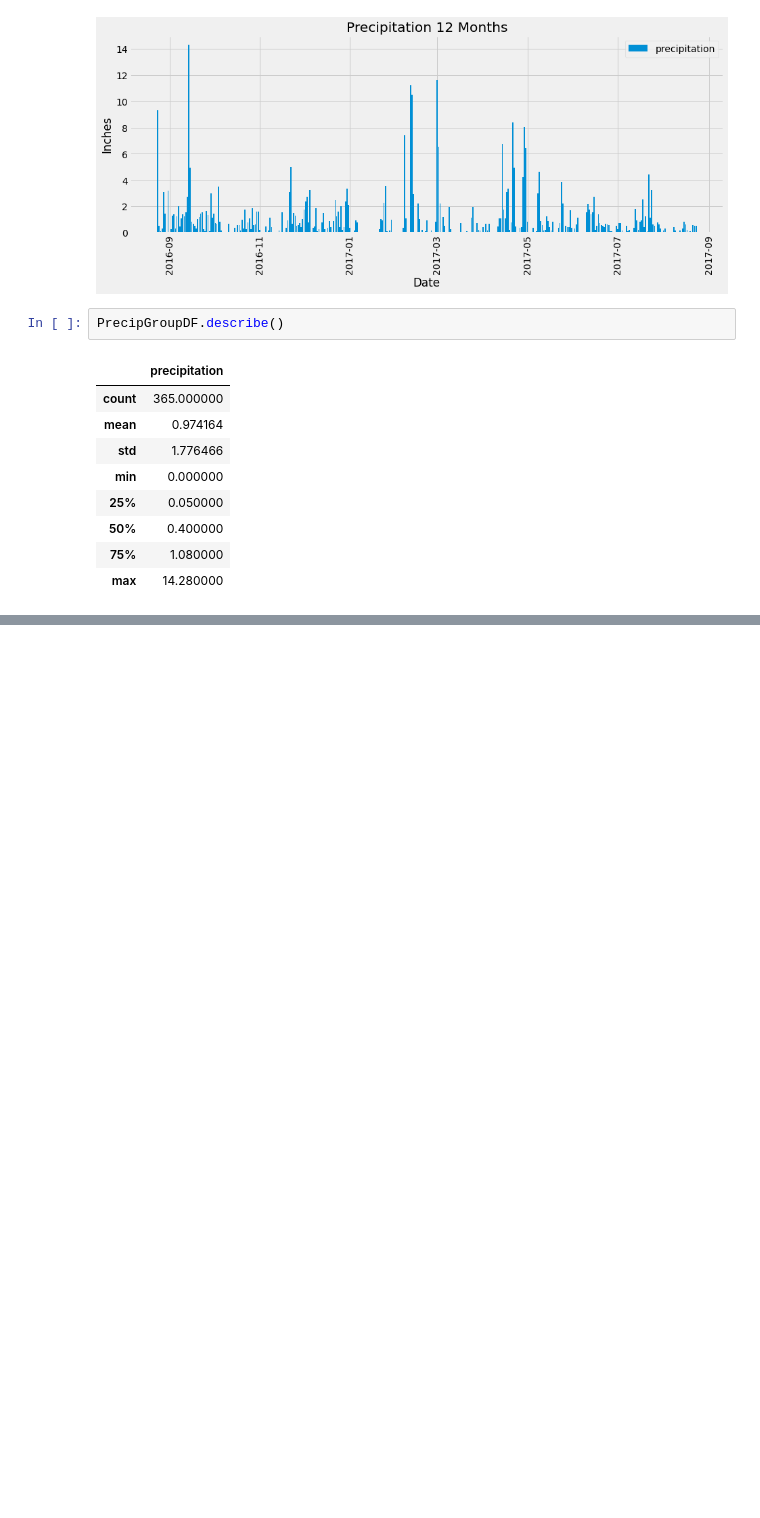
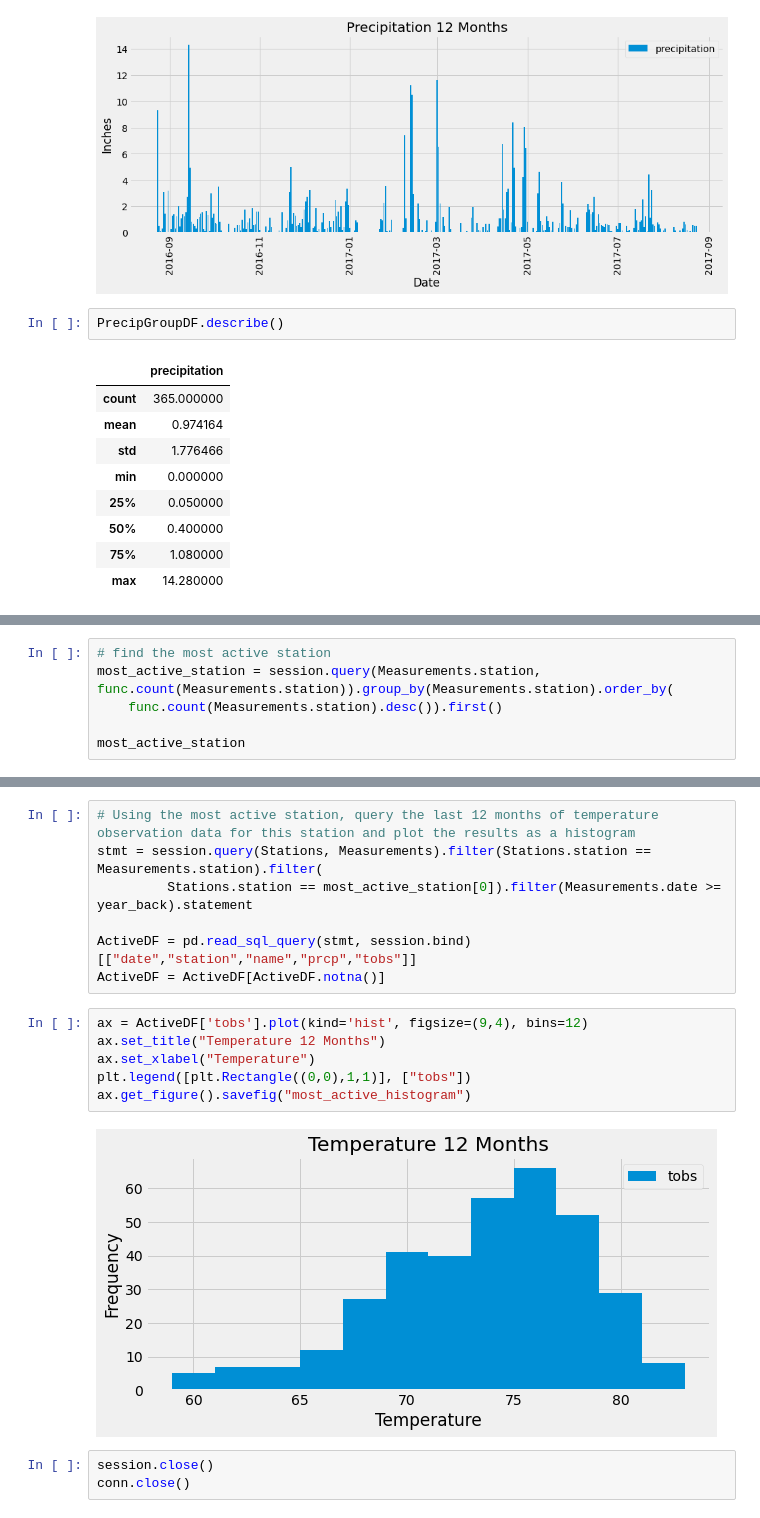
Before and after one commit to sajeanpage/module_10_sqlalchemy_challenge, a Jupyter notebook: SurfsUp/climate.ipynb, the cells around one changed output, grey strips where cells are left out. Drawn from its saved outputs; the diff is of its cells as text; blank space fills up the shorter version.

```diff
--- a/SurfsUp/climate.ipynb
+++ b/SurfsUp/climate.ipynb
@@ -76,0 +99,6 @@ PrecipGroupDF.describe()
+# %%
+# find the most active station
+most_active_station = session.query(Measurements.station, func.count(Measurements.station)).group_by(Measurements.station).order_by(
+    func.count(Measurements.station).desc()).first()
+
+most_active_station
@@ -76,0 +124,18 @@ PrecipGroupDF.describe()
+# %%
+# Using the most active station, query the last 12 months of temperature observation data for this station and plot the results as a histogram
+stmt = session.query(Stations, Measurements).filter(Stations.station == Measurements.station).filter(
+         Stations.station == most_active_station[0]).filter(Measurements.date >= year_back).statement
+
+ActiveDF = pd.read_sql_query(stmt, session.bind)[["date","station","name","prcp","tobs"]]
+ActiveDF = ActiveDF[ActiveDF.notna()]
+# %%
+ax = ActiveDF['tobs'].plot(kind='hist', figsize=(9,4), bins=12)
+ax.set_title("Temperature 12 Months")
+ax.set_xlabel("Temperature")
+plt.legend([plt.Rectangle((0,0),1,1)], ["tobs"])
+ax.get_figure().savefig("most_active_histogram")
+# %% [output]
+[figure, added]
+# %%
+session.close()
+conn.close()
```
Also changed, not shown: parts of 14 cells of this notebook, 2 other files.
